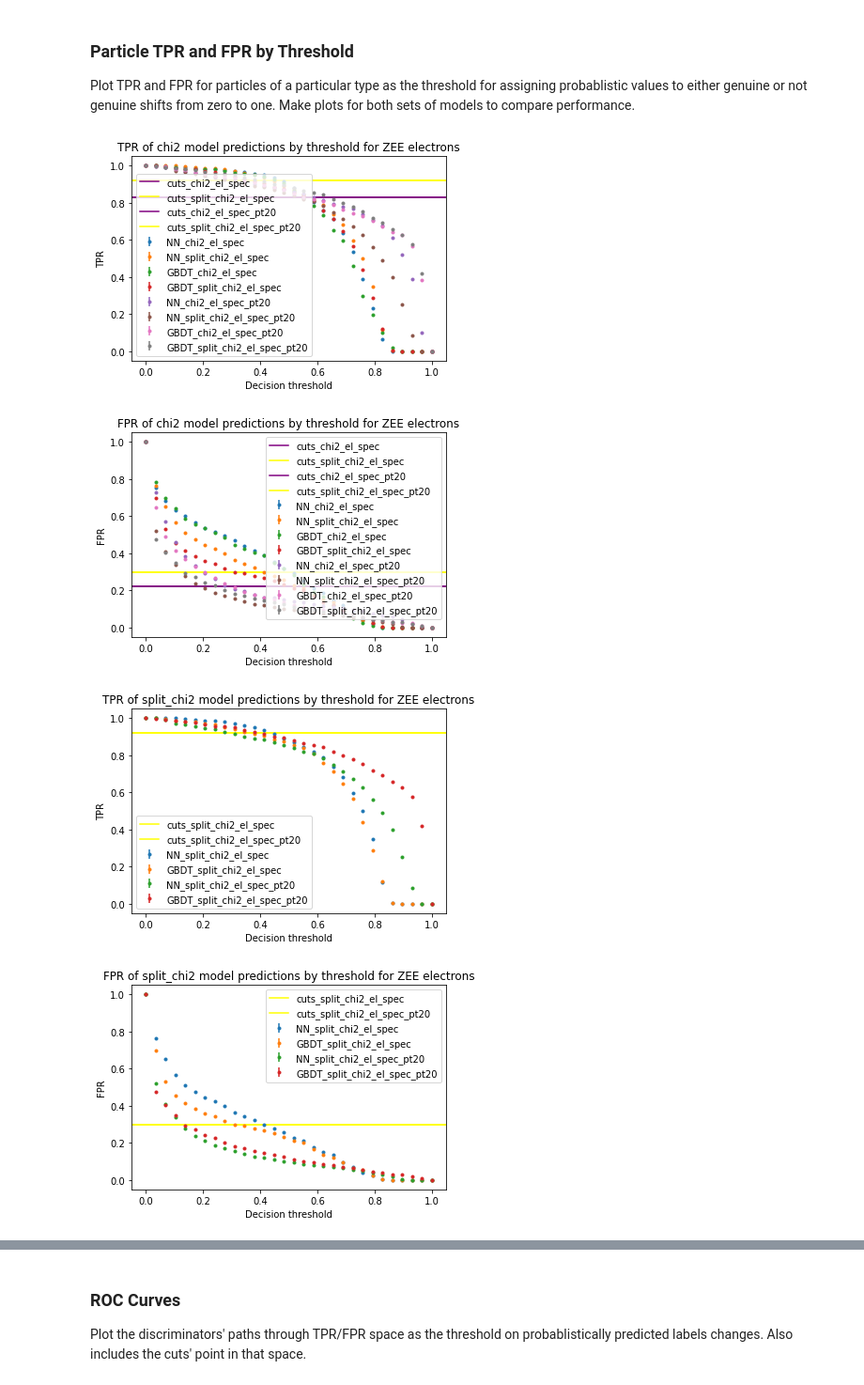
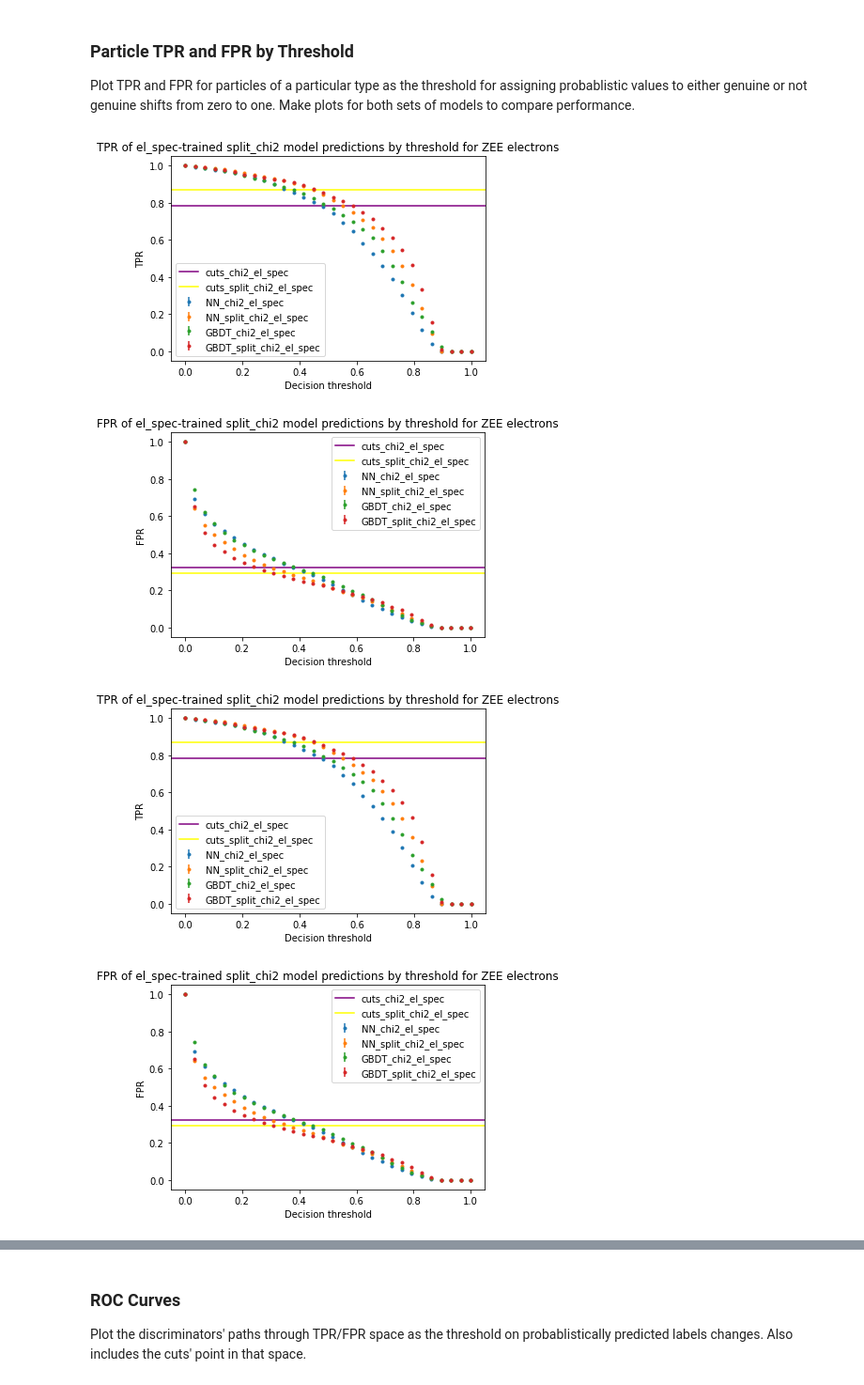
Before and after one commit to cqpancoast/cms-tracktrigger-ml, a Jupyter notebook: electronstudy.ipynb, the cells around one changed output, grey strips where cells are left out. Shown at 94% size. Drawn from its saved outputs; the diff is of its cells as text; code cells hidden in the pictures.

Commit message:
finished all figures

```diff
--- a/electronstudy.ipynb
+++ b/electronstudy.ipynb
@@ -271,7 +271,7 @@ for dataset_name, tp_datasets in datasets.items():  # iterate through train data
 
         discriminators["NN"][dataset_name][model_set_name] = ndmlmodels.make_neuralnet(tp_datasets["train"],
                                                                                        eval_dataset=tp_datasets["eval"],
-                                                                                       hidden_layers=[15, 8],
+                                                                                       hidden_layers=[6, 4],
                                                                                        epochs=3)
         discriminators["GBDT"][dataset_name][model_set_name] = ndmlmodels.make_gbdt(tp_datasets["train"])
 # %% [output]
@@ -341,7 +341,7 @@ The discriminator key uniquely identifies each of the 24 discriminators we're us
 - **model train dataset**: [ `"el_spec"`, `"el_spec_pt20"`, `"general"`, `"general_pt20"` ]
 # %%
 # The easy dataset. To get the single el flat pT dataset, we'll have to do some more complicated stuff. (Below.)
-original_test_ds = datasets["el_spec_pt20"]["test"]
+original_test_ds = datasets["el_spec"]["test"]
 # %% [markdown]
 ### Making `single_el_test_ds`
 
@@ -393,7 +392,7 @@ for test_ds in [original_test_ds, single_el_test_ds]:  # iterate through our two
         # Make model predictions
         for model_type in ["NN", "GBDT"]:
             for model_set_name, model_set_track_props in model_sets_dict.items():
-                discriminator_key = "{}_{}_{}".format(model_type, model_set_name, train_dataset_name)
+                discriminator_key = f"{model_type}_{model_set_name}_{train_dataset_name}"
 
                 test_ds.add_prediction(
                     discriminator_key,
@@ -403,11 +402,11 @@ for test_ds in [original_test_ds, single_el_test_ds]:  # iterate through our two
 
         # Make cut predictions
         for cut_set_name, cut in discriminators["cut"][train_dataset_name].items():
-            discriminator_key = "cuts_{}_{}".format(cut_set_name, train_dataset_name)
+            discriminator_key = f"cuts_{cut_set_name}_{train_dataset_name}"
 
             test_ds.add_prediction(discriminator_key,
                                    ndmlpred.predict_labels_cuts(cut, test_ds))
 
-print("Prediction lists now accessible from both the original test dataset and the single electron dataset: \n{}"
-      .format(original_test_ds.get_all_prediction_names()))
+print("Prediction lists now accessible from both the original test dataset and the single electron dataset:"
+      f"\n{original_test_ds.get_all_prediction_names()}")
 # %% [output]
@@ -446,14 +428,18 @@ from matplotlib.pyplot import cla, sca, gca, show, axhline
 
 Plot TPR and FPR for particles of a particular type as the threshold for assigning probablistic values to either genuine or not genuine shifts from zero to one. Make plots for both sets of models to compare performance.
 # %%
-def plot_tpr_fpr_by_threshold(test_ds, test_ds_name, train_ds_name, model_set_name, num_thresholds=30):
+def plot_tpr_fpr_by_threshold(test_ds, test_ds_name, train_ds_name, num_thresholds=30):
     """Make and show two graphs: one of TPR, and the other of FPR, for the
     predictions of the given test dataset specified by the train dataset
     name and the model set name. Also accepts the number of thresholds."""
 
-    predictions_to_plot = list(filter(lambda pred_name:
-                                      train_ds_name in pred_name and model_set_name in pred_name,
-                                      test_ds.get_all_prediction_names()))
+    discriminators = ["NN", "GBDT", "cuts"]
+    model_set_names = ["chi2", "split_chi2"]
+
+    predictions_to_plot = []
+    for discriminator in discriminators:
+        for model_set_name in model_set_names:
+            predictions_to_plot.append(f"{discriminator}_{model_set_name}_{train_ds_name}")
 
     for pred_comparison, pred_comp_name in zip(
             [ndmlpred.true_positive_rate, ndmlpred.false_positive_rate],
@@ -471,19 +457,19 @@ def plot_tpr_fpr_by_threshold(test_ds, test_ds_name, train_ds_name, model_set_na
                                                                 thresholds=num_thresholds,
                                                                 legend_id=pred_name, ax=ax)
         ax.set_ylabel(pred_comp_name)
-        ax.set_title("{} of {} model predictions by threshold for {}"
-                     .format(pred_comp_name, model_set_name, test_ds_name))
+        ax.set_title(f"{pred_comp_name} of {train_ds_name}-trained {model_set_name} "
+                     f"model predictions by threshold for {test_ds_name}")
         ax.legend()
         show()
         cla()
 # %%
 for test_ds, test_ds_name in zip([original_test_ds, single_el_test_ds], ["ZEE electrons", "SingleEl electrons"]):
                                                     # iterate through our two test datasets
     for train_dataset_name in train_dataset_names:  # iterate through names of trained-on datasets ("el_spec", etc.)
         for model_set_name in model_set_names:      # iterate through model set names ("chi2", "split_chi2")
-            plot_tpr_fpr_by_threshold(test_ds, test_ds_name, train_dataset_name, model_set_name)
+            plot_tpr_fpr_by_threshold(test_ds, test_ds_name, train_dataset_name)
 # %% [output]
-[figure, old version]
+[figure, new version]
-[figure, old version]
+[figure, new version]
-[figure, old version]
+[figure, new version]
-[figure, old version]
+[figure, new version]
```
Also changed, not shown: parts of 11 cells of this notebook.
